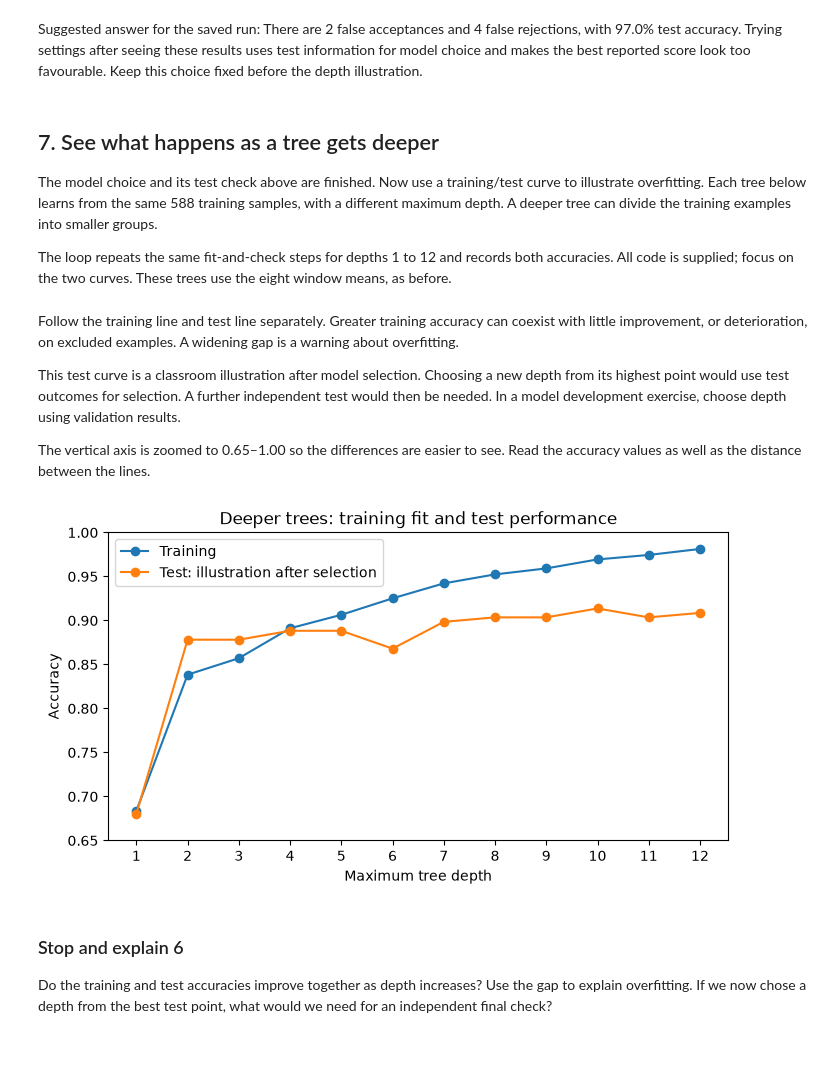
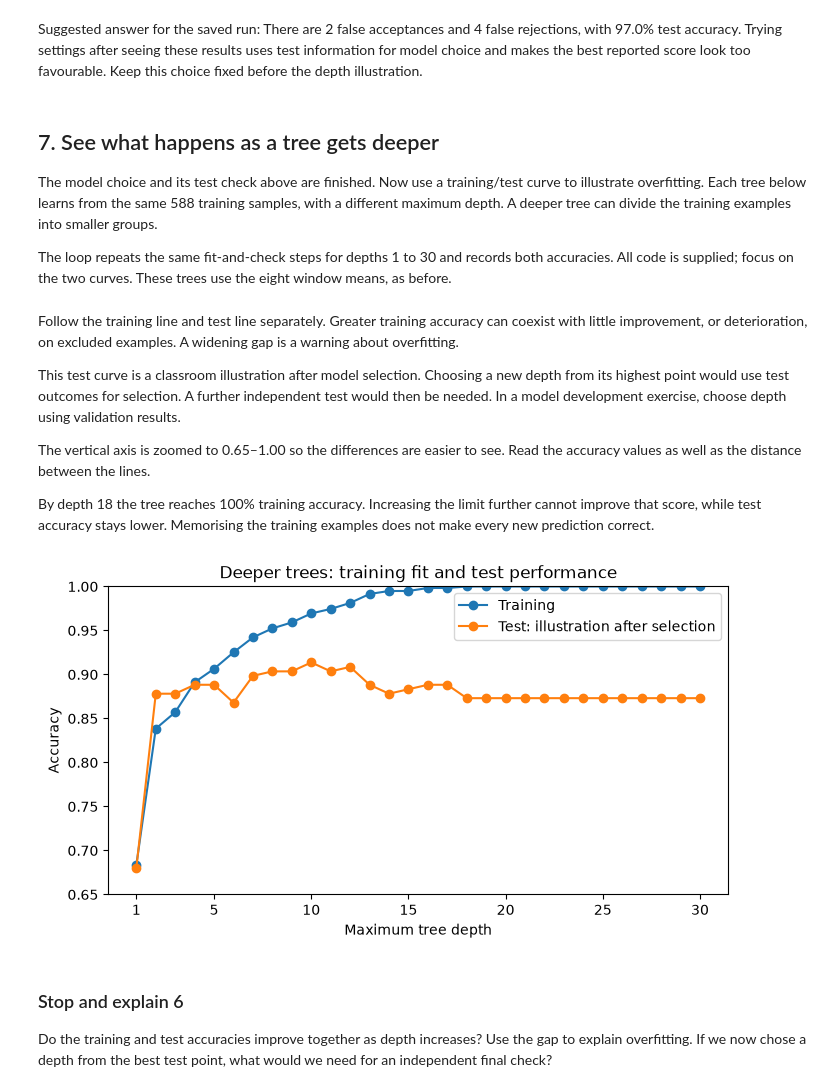
Before and after one commit to CompOmics/ML_AI_Analytical_Chemistry_Course, a Jupyter notebook: 03_Evaluation/notebooks/TD2_strawberry_solution.ipynb, the cells around one changed output. Cells and saved outputs as stored; diff of their text form; code cells hidden in the pictures; blank space fills up the shorter version.

```diff
--- a/03_Evaluation/notebooks/TD2_strawberry_solution.ipynb
+++ b/03_Evaluation/notebooks/TD2_strawberry_solution.ipynb
@@ -450,11 +457,11 @@ training/test curve to illustrate overfitting. Each tree below learns
 from the same 588 training samples, with a different maximum depth.
 A deeper tree can divide the training examples into smaller groups.
 
-The loop repeats the same fit-and-check steps for depths 1 to 12 and
+The loop repeats the same fit-and-check steps for depths 1 to 30 and
 records both accuracies. All code is supplied; focus on the two curves.
 These trees use the eight window means, as before.
 # %%
-depths = range(1, 13)
+depths = range(1, 31)
 depth_training = []
 depth_test = []
 for depth in depths:
@@ -474,19 +481,23 @@ development exercise, choose depth using validation results.
 
 The vertical axis is zoomed to 0.65–1.00 so the differences are easier
 to see. Read the accuracy values as well as the distance between the lines.
+
+By depth 18 the tree reaches 100% training accuracy. Increasing the
+limit further cannot improve that score, while test accuracy stays lower.
+Memorising the training examples does not make every new prediction correct.
 # %%
 plt.figure(figsize=(8, 4))
 plt.plot(depths, depth_training, marker="o", label="Training")
 plt.plot(depths, depth_test, marker="o", label="Test: illustration after selection")
 plt.xlabel("Maximum tree depth")
 plt.ylabel("Accuracy")
-plt.xticks(depths)
+plt.xticks([1, 5, 10, 15, 20, 25, 30])
 plt.ylim(0.65, 1.00)
 plt.title("Deeper trees: training fit and test performance")
 plt.legend()
 plt.show()
 # %% [output]
-[figure, old version]
+[figure, new version]
 # %% [markdown]
 ### Stop and explain 6
 
```
Also changed, not shown: parts of 3 cells of this notebook, 3 other files.
